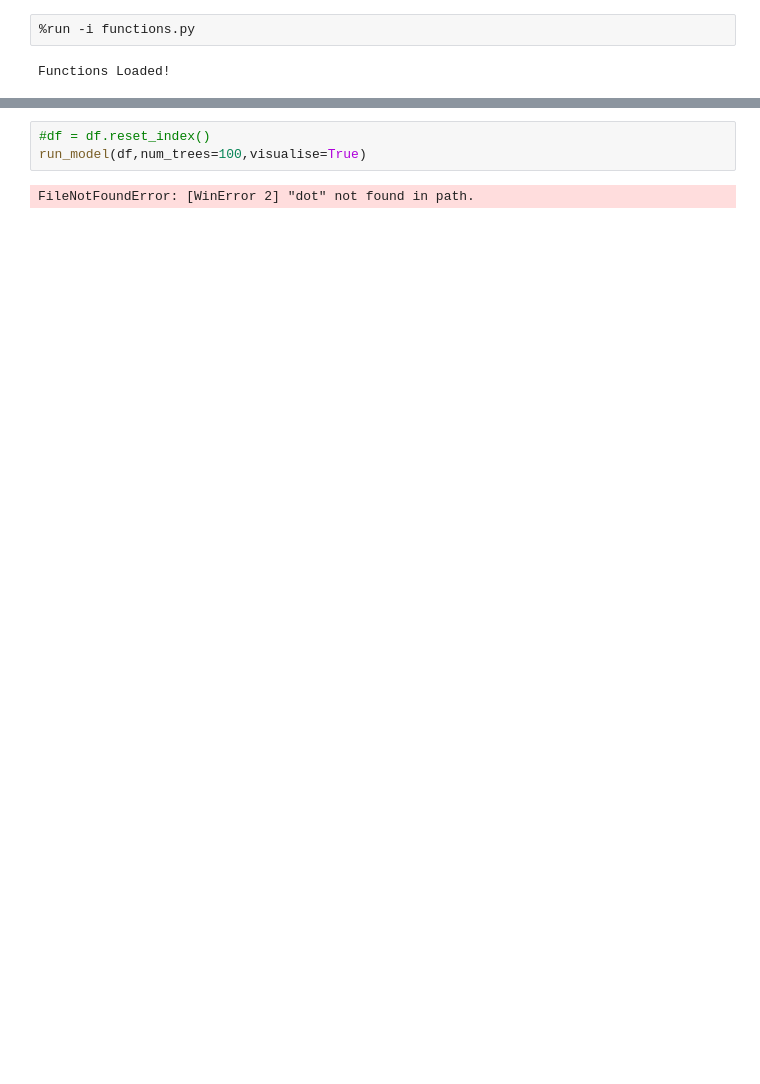
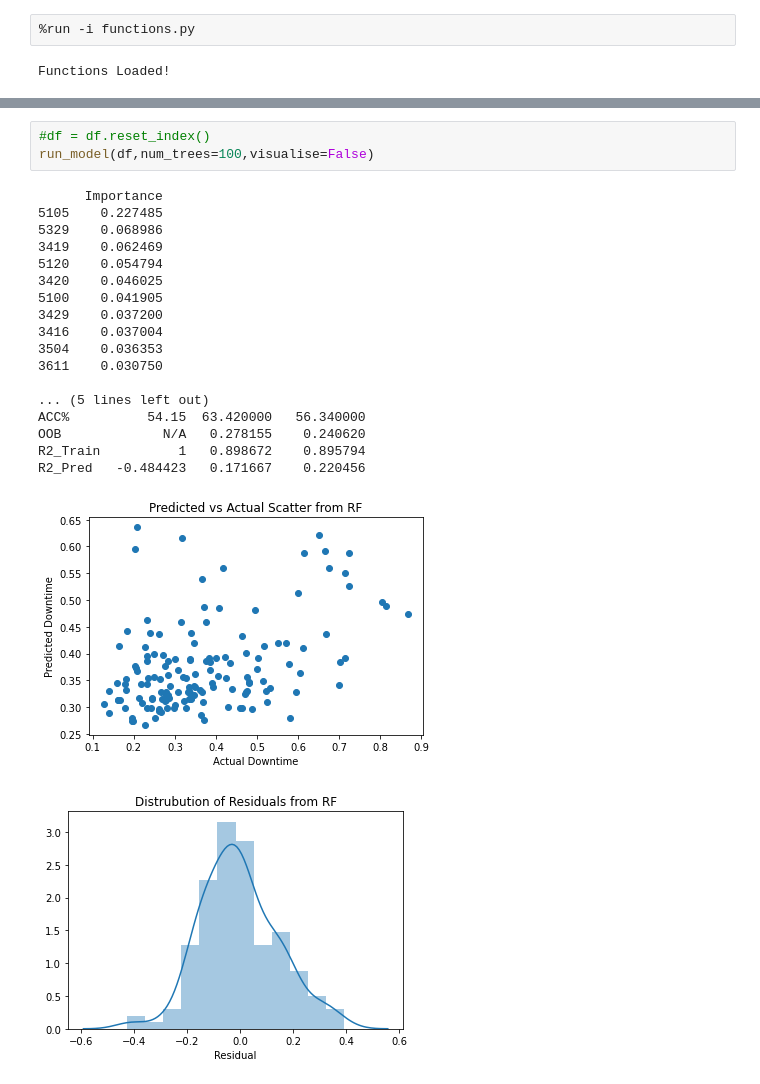
Before and after one commit to ch4413/scs, a Jupyter notebook: notebooks/Example_Function_Use.ipynb, the cells around one changed output, grey strips where cells are left out. Drawn from its saved outputs; the diff is of its cells as text; blank space fills up the shorter version.

```diff
--- a/notebooks/Example_Function_Use.ipynb
+++ b/notebooks/Example_Function_Use.ipynb
@@ -56,6 +60,24 @@ Availability and fault datasets merged
 5 rows × 204 columns
 # %%
 #df = df.reset_index()
-run_model(df,num_trees=100,visualise=True)
+run_model(df,num_trees=100,visualise=False)
 # %% [output]
-FileNotFoundError: [WinError 2] "dot" not found in path.
+      Importance
+5105    0.227485
+5329    0.068986
+3419    0.062469
+5120    0.054794
+3420    0.046025
+5100    0.041905
+3429    0.037200
+3416    0.037004
+3504    0.036353
+3611    0.030750
+
+... (5 lines left out)
+ACC%          54.15  63.420000   56.340000
+OOB             N/A   0.278155    0.240620
+R2_Train          1   0.898672    0.895794
+R2_Pred   -0.484423   0.171667    0.220456
+[figure, added]
+[figure, added]
```
Also changed, not shown: parts of 4 cells of this notebook, 1 other file.
